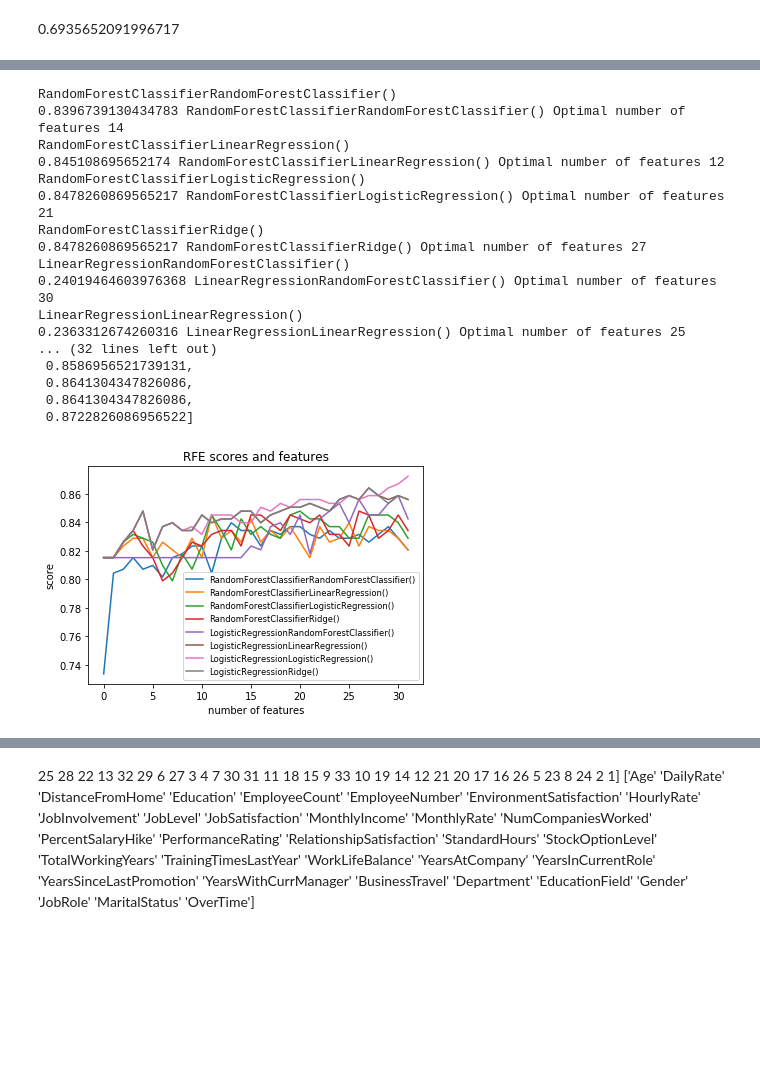
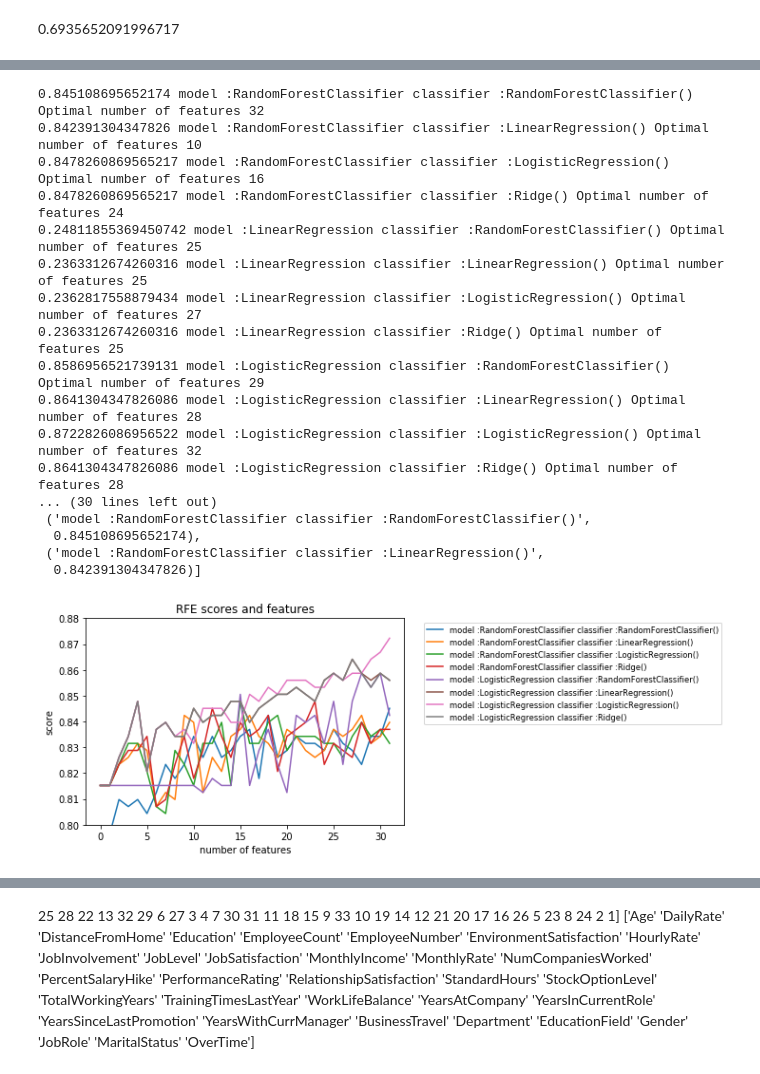
Before and after one commit to daanuittenhout/ml_assignment, a Jupyter notebook: ml_final.ipynb, the cells around one changed output, grey strips where cells are left out. Drawn from its saved outputs; the diff is of its cells as text; code cells hidden in the pictures; blank space fills up the shorter version.

```diff
--- a/ml_final.ipynb
+++ b/ml_final.ipynb
@@ -217,8 +217,8 @@ import pprint
 from sklearn.feature_selection import RFE, RFECV
 
 modelmethods = [RandomForestClassifier(), LinearRegression(), LogisticRegression(), Ridge()]
-modelmethods_names = ["RandomForestClassifier()", "LinearRegression()", "LogisticRegression()", "Ridge()"]
-modelmethods_names1 = ["RandomForestClassifier", "LinearRegression", "LogisticRegression", "Ridge"]
+modelmethods_names = ["classifier :RandomForestClassifier()", "classifier :LinearRegression()", "classifier :LogisticRegression()", "classifier :Ridge()"]
+modelmethods_names1 = ["model :RandomForestClassifier ", "model :LinearRegression ", "model :LogisticRegression ", "model :Ridge "]
 
 scores =[]
 scores1 =[]
@@ -329,6 +329,8 @@ import pprint
 import matplotlib.pyplot as plt
 import numpy as np
 from matplotlib.font_manager import FontProperties
+import operator
+from matplotlib import pylab
 
 fontP = FontProperties()
 fontP.set_size('small')
@@ -344,7 +346,6 @@ dictnew = {}
 legend = []
 for key in dictclas:
 
-    print (key)
 #         print (dictmodel[models][key])
     index_max = np.argmax(dictclas[key])
     maxmax = max(dictclas[key])
@@ -355,51 +356,52 @@ for key in dictclas:
         plt.xlabel("number of features")
         plt.ylabel("score")
         plt.title("RFE scores and features")
         plt.plot(dictclas[key])
-
-plt.legend(legend, prop=fontP)
+plt.gca().set_ylim([0.80,0.88])
+plt.legend(legend,bbox_to_anchor=(1.05, 1), prop=fontP)
 pprint.pprint(dictnew)
 dict_new = sorted(dictnew.values())
 pprint.pprint( dict_new)
 # print (scores)
 
-
+sorted_x = sorted(dictnew.items(), key=operator.itemgetter(1), reverse =True)
+pprint.pprint(sorted_x)
 
 rfe = RFE(LinearRegression(), n_features_to_select=28)
 rfe.fit(X_train, y_train)
 xtrain = rfe.transform(X_train)
 xtest = rfe.transform(X_test)
 
 
 # print(rfe.score(X_test, y_test), "test score")
 
 # Iter over feature selection possibilities and find optimal amount of features usining Recursive Feature Elimination
 
 # index_min = np.argmax(scores)
 # print (scores1[], "RFE score of crossval with cv = 15")
 # print (index_min + 1, "number of features after RFE with a score of", max(scores), "after itering over all features")
 
 
 # plt.xlabel("number of features")
 # plt.ylabel("score")
 # plt.title("RFE scores and features")
 # plt.plot(scores)
 # %% [output]
-RandomForestClassifierRandomForestClassifier()
-0.8396739130434783 RandomForestClassifierRandomForestClassifier() Optimal number of features 14
-RandomForestClassifierLinearRegression()
-0.845108695652174 RandomForestClassifierLinearRegression() Optimal number of features 12
-RandomForestClassifierLogisticRegression()
-0.8478260869565217 RandomForestClassifierLogisticRegression() Optimal number of features 21
-RandomForestClassifierRidge()
-0.8478260869565217 RandomForestClassifierRidge() Optimal number of features 27
-LinearRegressionRandomForestClassifier()
-0.24019464603976368 LinearRegressionRandomForestClassifier() Optimal number of features 30
-LinearRegressionLinearRegression()
-0.2363312674260316 LinearRegressionLinearRegression() Optimal number of features 25
-... (32 lines left out)
- 0.8586956521739131,
- 0.8641304347826086,
- 0.8641304347826086,
- 0.8722826086956522]
+0.845108695652174 model :RandomForestClassifier classifier :RandomForestClassifier() Optimal number of features 32
+0.842391304347826 model :RandomForestClassifier classifier :LinearRegression() Optimal number of features 10
+0.8478260869565217 model :RandomForestClassifier classifier :LogisticRegression() Optimal number of features 16
+0.8478260869565217 model :RandomForestClassifier classifier :Ridge() Optimal number of features 24
+0.24811855369450742 model :LinearRegression classifier :RandomForestClassifier() Optimal number of features 25
+0.2363312674260316 model :LinearRegression classifier :LinearRegression() Optimal number of features 25
+0.2362817558879434 model :LinearRegression classifier :LogisticRegression() Optimal number of features 27
+0.2363312674260316 model :LinearRegression classifier :Ridge() Optimal number of features 25
+0.8586956521739131 model :LogisticRegression classifier :RandomForestClassifier() Optimal number of features 29
+0.8641304347826086 model :LogisticRegression classifier :LinearRegression() Optimal number of features 28
+0.8722826086956522 model :LogisticRegression classifier :LogisticRegression() Optimal number of features 32
+0.8641304347826086 model :LogisticRegression classifier :Ridge() Optimal number of features 28
+... (30 lines left out)
+ ('model :RandomForestClassifier classifier :RandomForestClassifier()',
+  0.845108695652174),
+ ('model :RandomForestClassifier classifier :LinearRegression()',
+  0.842391304347826)]
-[figure, old version]
+[figure, new version]
```
Also changed, not shown: parts of 3 cells of this notebook.
